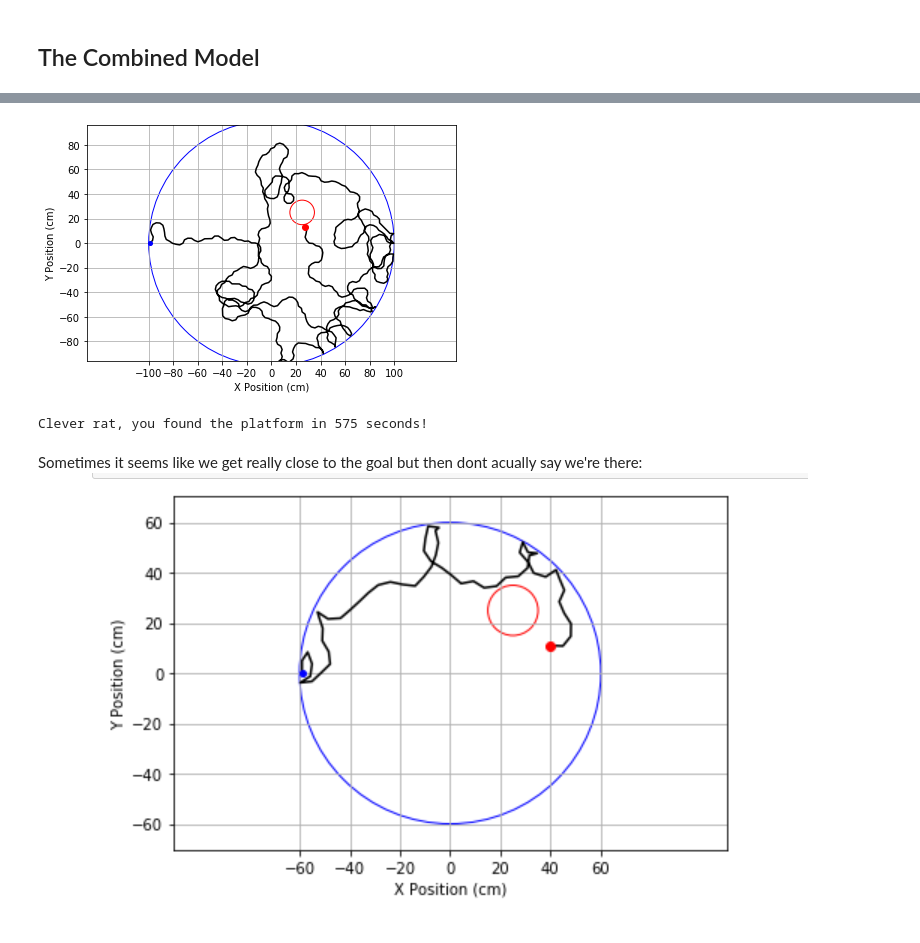
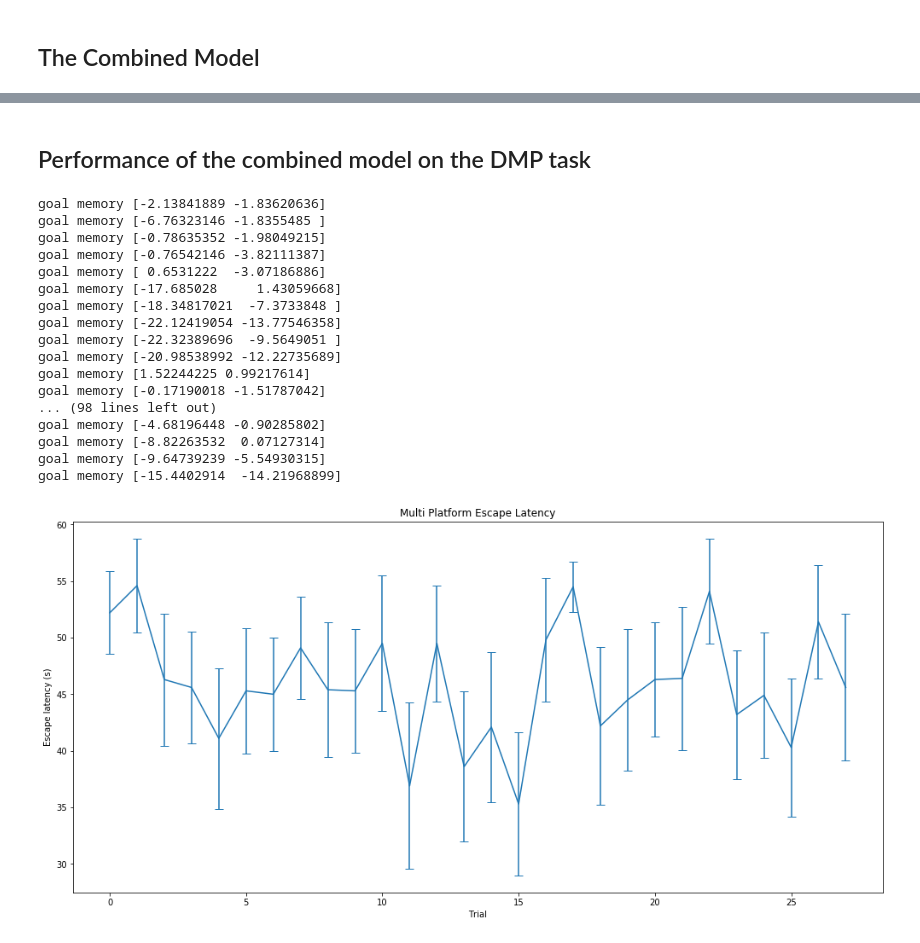
Before and after one commit to affanjilani/temporal-difference-learning, a Jupyter notebook: watermaze_template.ipynb, the cells around one changed output, grey strips where cells are left out. Drawn from its saved outputs; the diff is of its cells as text; code cells hidden in the pictures.

```diff
--- a/watermaze_template.ipynb
+++ b/watermaze_template.ipynb
@@ -984,32 +1065,32 @@ Day: 1 Trial: 1 Time: 8 Success? True
-# %%
-# demo of how to use the watermaze module
-
-# create the watermaze object
-maze = watermaze(pool_radius=100, T=1200, stepsize=3, momentum=0.33)
-
-# set the starting location
-maze.startposition()
-
-# run forward for one trial (using random actions for sake of illustration)
-while(not maze.timeup() and not maze.atgoal()):
-
-    # select a random action - this is what your actor critic network needs to provide
-    A = np.random.randint(0,8)
-
-    # move the rat
-    maze.move(A)
-
-# plot the path
-maze.plotpath()
-
-# print out why the trial ended (note, if the rat reached the goal, then you must deliver a reward)
-if maze.atgoal():
-    print("Clever rat, you found the platform in",maze.t,"seconds!")
-else:
-    print("No more time for you dumb-dumb...")
-# %% [output]
-[figure, removed]
-Clever rat, you found the platform in 575 seconds!
-# %% [markdown]
-Sometimes it seems like we get really close to the goal but then dont acually say we're there:
-![image.png](attachment:image.png)
+# %% [markdown]
+## Performance of the combined model on the DMP task
+# %%
+escape_latencies_multiplatform = calculate_escape_latencies(gen_model=lambda: CombinedActorCriticModel(num_place_cells=493,
+                                                                                                       discount_factor=0.99,
+                                                                                                      actor_learning_rate=0.1,
+                                                                                                      critic_learning_rate=0.01,
+                                                                                                      coordinate_learning_rate=0.001,
+                                                                                                      coordinate_action_learning_rate=0.1),
+                                                            iterations=10, multiplatform=True)
+
+plot_escape_latency_by_trial('Multi Platform Escape Latency',
+                             escape_latencies_multiplatform[0], escape_latencies_multiplatform[1])
+# %% [output]
+goal memory [-2.13841889 -1.83620636]
+goal memory [-6.76323146 -1.8355485 ]
+goal memory [-0.78635352 -1.98049215]
+goal memory [-0.76542146 -3.82111387]
+goal memory [ 0.6531222  -3.07186886]
+goal memory [-17.685028     1.43059668]
+goal memory [-18.34817021  -7.3733848 ]
+goal memory [-22.12419054 -13.77546358]
+goal memory [-22.32389696  -9.5649051 ]
+goal memory [-20.98538992 -12.22735689]
+goal memory [1.52244225 0.99217614]
+goal memory [-0.17190018 -1.51787042]
+... (98 lines left out)
+goal memory [-4.68196448 -0.90285802]
+goal memory [-8.82263532  0.07127314]
+goal memory [-9.64739239 -5.54930315]
+goal memory [-15.4402914  -14.21968899]
+[figure, added]
```
Also changed, not shown: parts of 10 cells of this notebook, 2 other files.
